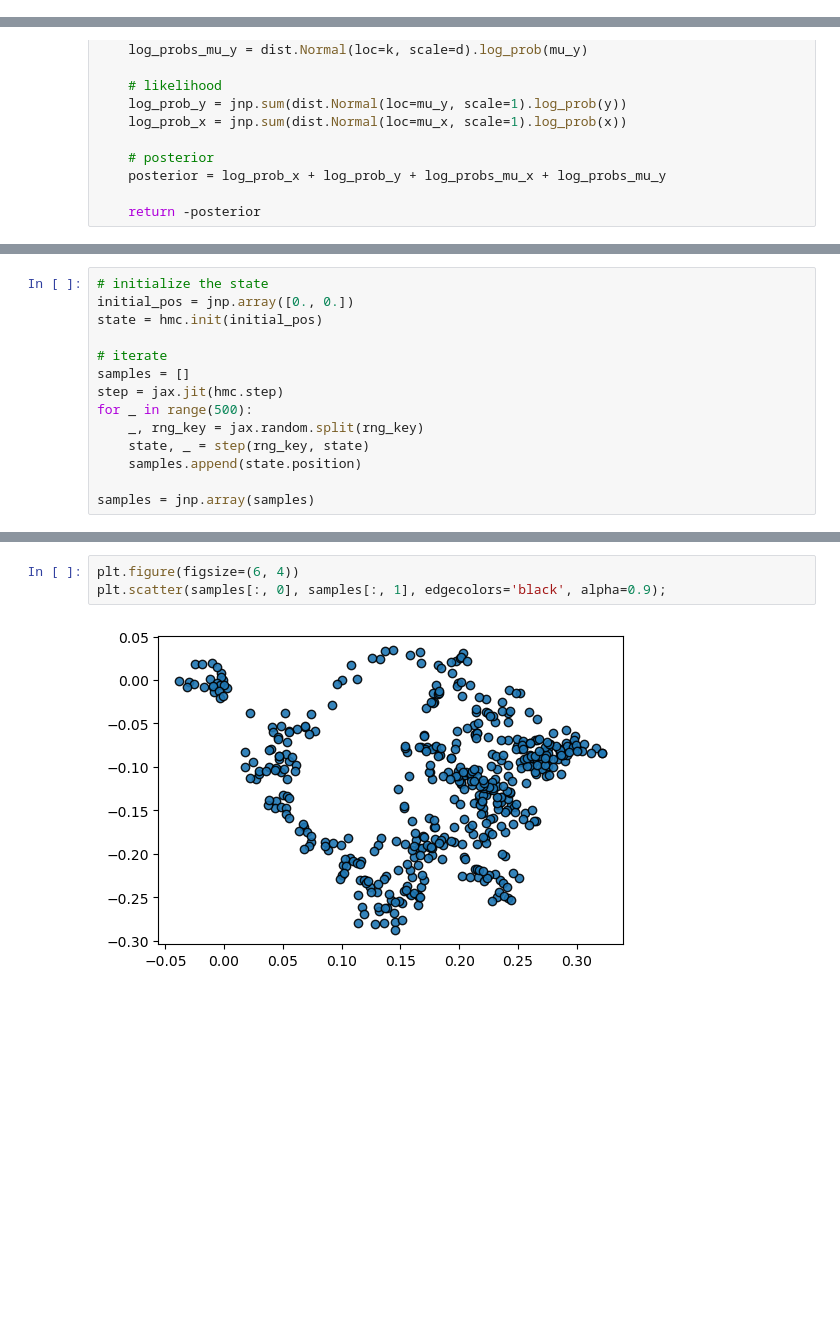
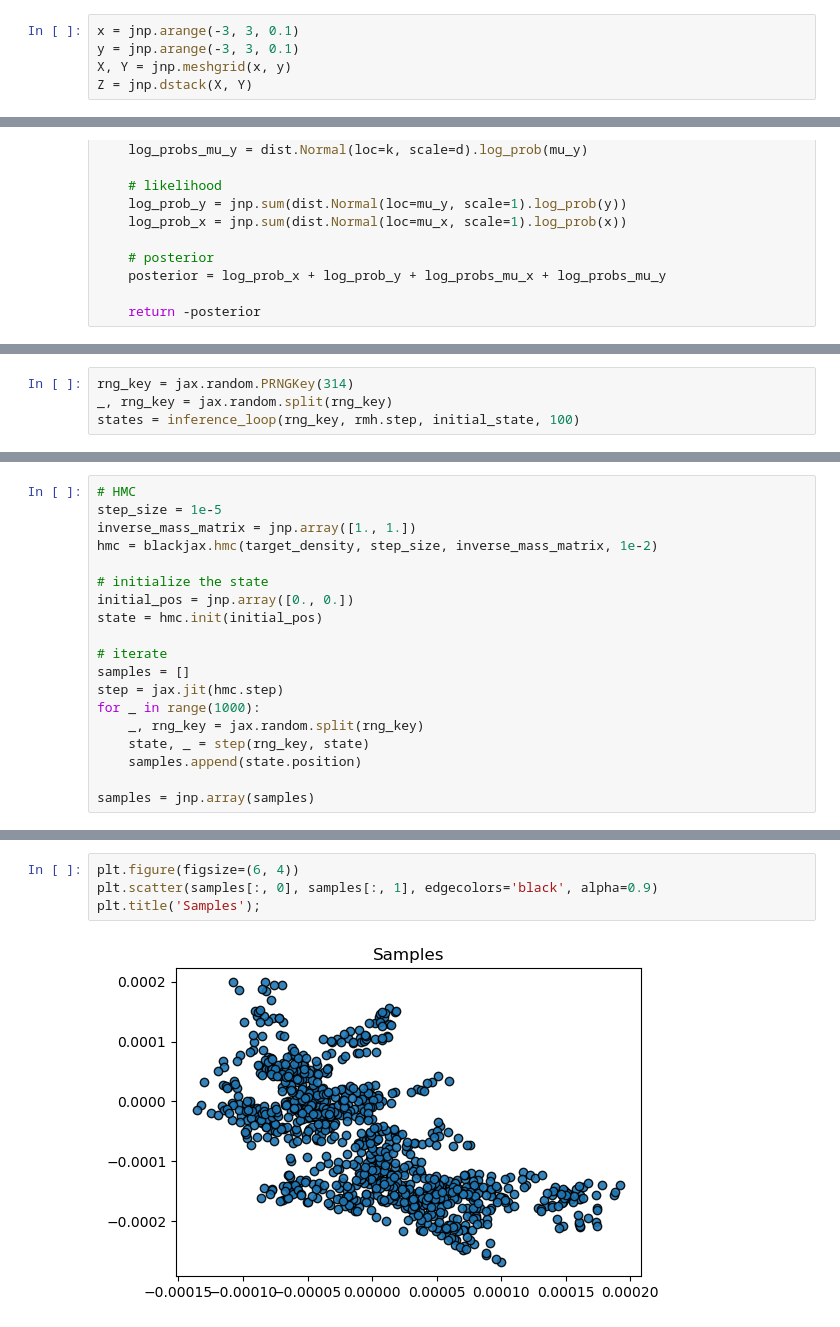
Before and after one commit to GStechschulte/books-with-code, a Jupyter notebook: statistical_rethinking/ch9_hmc.ipynb, the cells around one changed output, grey strips where cells are left out. Saved outputs shown, nothing was run; the diff lists cells and outputs as text; blank space fills up the shorter version.

```diff
--- a/statistical_rethinking/ch9_hmc.ipynb
+++ b/statistical_rethinking/ch9_hmc.ipynb
@@ -22,3 +26,8 @@ y = dist.Normal(0, 1).sample(key=rng_key)
+# %%
+x = jnp.arange(-3, 3, 0.1)
+y = jnp.arange(-3, 3, 0.1)
+X, Y = jnp.meshgrid(x, y)
+Z = jnp.dstack(X, Y)
 # %%
 def target_density(q, a=0, b=1, k=0, d=1):
 
@@ -44,0 +186,4 @@ hmc = blackjax.hmc(target_density, step_size, inverse_mass_matrix, 10)
+# %%
+rng_key = jax.random.PRNGKey(314)
+_, rng_key = jax.random.split(rng_key)
+states = inference_loop(rng_key, rmh.step, initial_state, 100)
@@ -45,4 +192,9 @@ hmc = blackjax.hmc(target_density, step_size, inverse_mass_matrix, 10)
 # %%
+# HMC
+step_size = 1e-5
+inverse_mass_matrix = jnp.array([1., 1.])
+hmc = blackjax.hmc(target_density, step_size, inverse_mass_matrix, 1e-2)
+
 # initialize the state
 initial_pos = jnp.array([0., 0.])
 state = hmc.init(initial_pos)
@@ -50,7 +202,7 @@ state = hmc.init(initial_pos)
 # iterate
 samples = []
 step = jax.jit(hmc.step)
-for _ in range(500):
+for _ in range(1000):
     _, rng_key = jax.random.split(rng_key)
     state, _ = step(rng_key, state)
     samples.append(state.position)
@@ -59,5 +218,6 @@ samples = jnp.array(samples)
 # %%
 plt.figure(figsize=(6, 4))
-plt.scatter(samples[:, 0], samples[:, 1], edgecolors='black', alpha=0.9);
+plt.scatter(samples[:, 0], samples[:, 1], edgecolors='black', alpha=0.9)
+plt.title('Samples');
 # %% [output]
-[figure, old version]
+[figure, new version]
```
Also changed, not shown: parts of 15 cells of this notebook.
